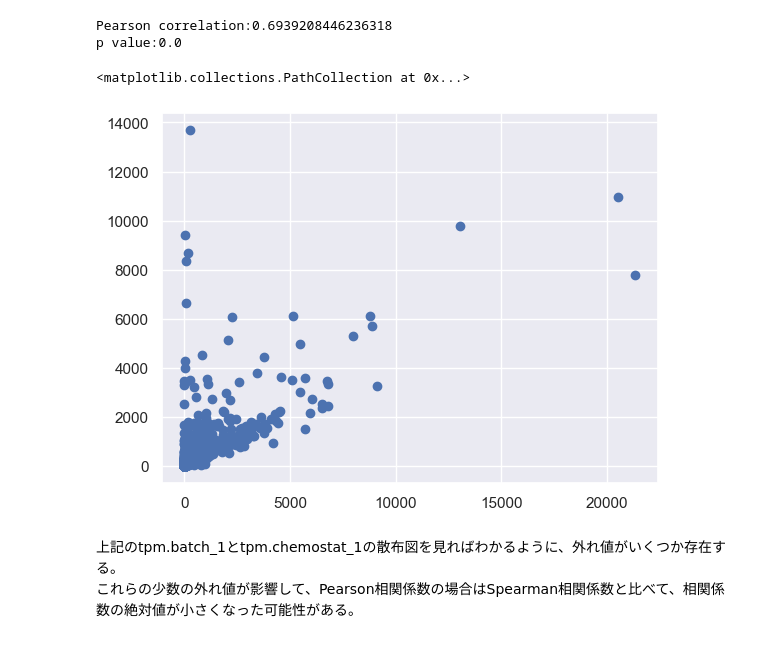
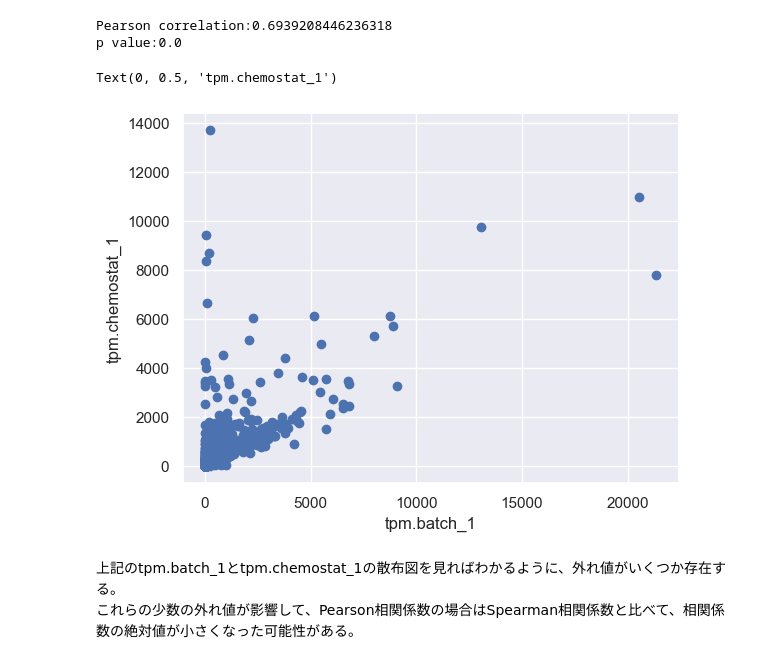
Before and after one commit to genome-sci/python_bioinfo_2022, a Jupyter notebook: 6/StatisticalHypothesisTesting2022.ipynb, the cells around one changed output. Saved outputs shown, nothing was run; the diff lists cells and outputs as text; code cells hidden in the pictures.

```diff
--- a/6/StatisticalHypothesisTesting2022.ipynb
+++ b/6/StatisticalHypothesisTesting2022.ipynb
@@ -304,9 +308,11 @@ Pearson correlation:0.6939208446236318
 p value:0.0
 # %%
 plt.scatter(tpm.batch_1, tpm.chemostat_1)
+plt.xlabel('tpm.batch_1')
+plt.ylabel('tpm.chemostat_1')
 # %% [output]
-<matplotlib.collections.PathCollection at 0x...>
+Text(0, 0.5, 'tpm.chemostat_1')
-[figure, old version]
+[figure, new version]
 # %% [markdown]
 上記のtpm.batch_1とtpm.chemostat_1の散布図を見ればわかるように、外れ値がいくつか存在する。<br />
 これらの少数の外れ値が影響して、Pearson相関係数の場合はSpearman相関係数と比べて、相関係数の絶対値が小さくなった可能性がある。<br />
```
Also changed, not shown: parts of 3 cells of this notebook.
